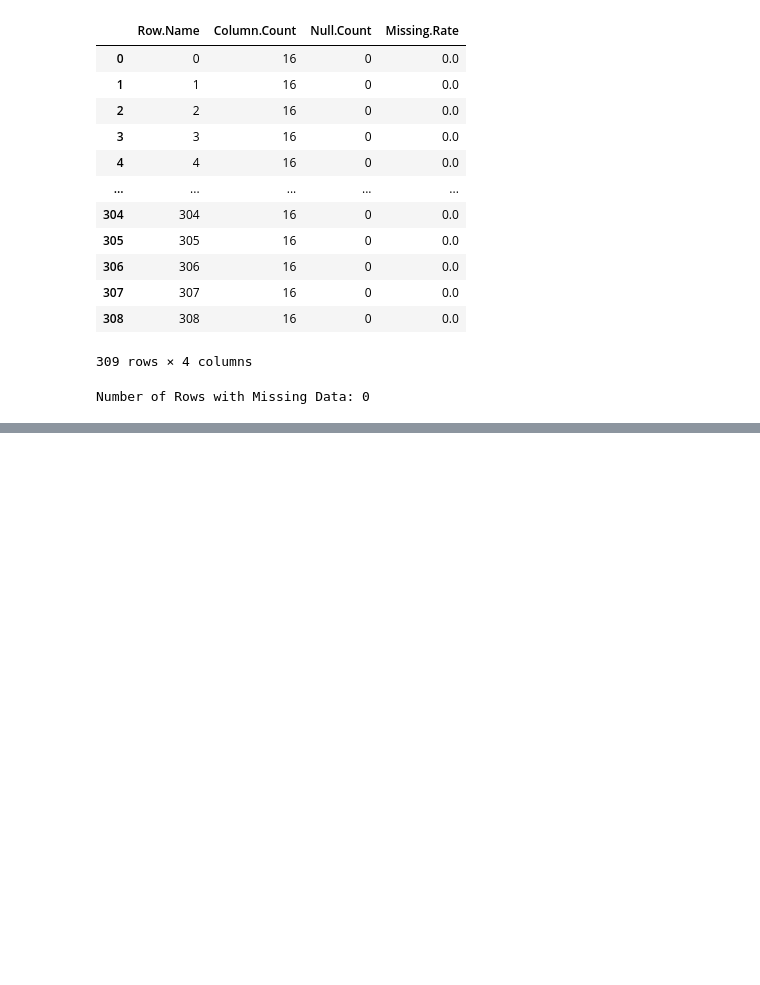
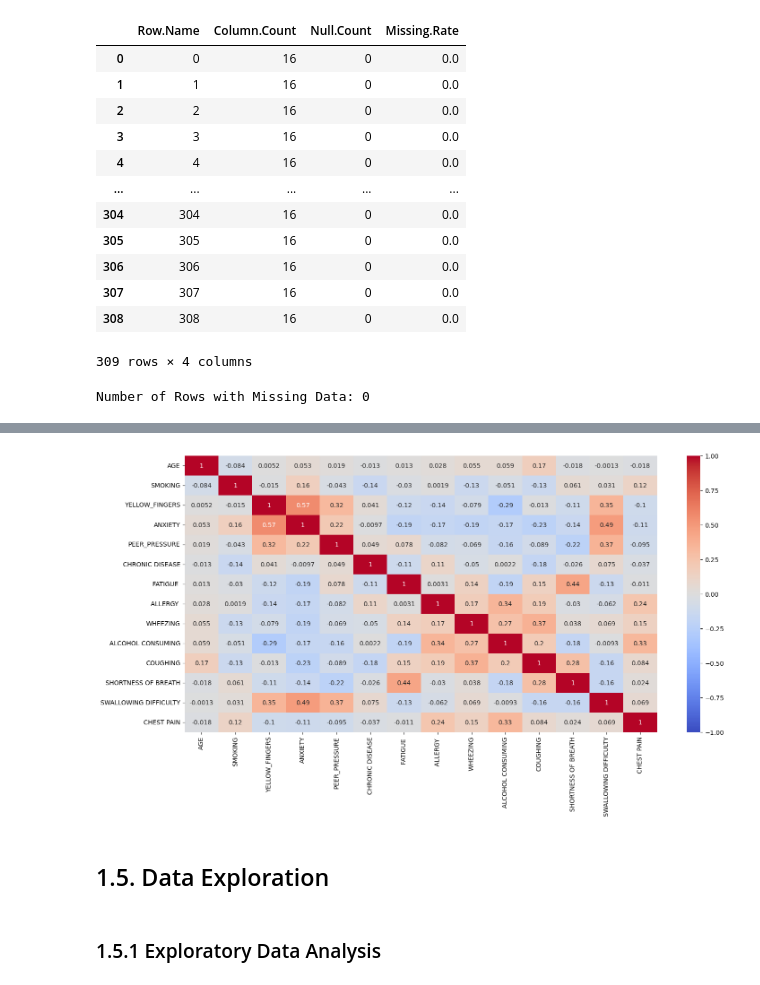
Before and after one commit to JohnPaulinePineda/Portfolio_Project_54, a Jupyter notebook: codes/EstimatingLungCancerProbabilitiesFromDemographicFactorsAndBehavioralIndicators.ipynb, the cells around one changed output, grey strips where cells are left out. Cells and saved outputs as stored; diff of their text form; code cells hidden in the pictures; blank space fills up the shorter version.

```diff
--- a/codes/EstimatingLungCancerProbabilitiesFromDemographicFactorsAndBehavioralIndicators.ipynb
+++ b/codes/EstimatingLungCancerProbabilitiesFromDemographicFactorsAndBehavioralIndicators.ipynb
@@ -359,0 +707,46 @@ Number of Rows with Missing Data: 0
+# %%
+##################################
+# Initializing the correlation matrix
+##################################
+lung_cancer_correlation_matrix = pd.DataFrame(np.zeros((len(lung_cancer_correlation.columns), len(lung_cancer_correlation.columns))),
+                                              columns=lung_cancer_correlation.columns,
+                                              index=lung_cancer_correlation.columns)
+# %%
+##################################
+# Calculating different types
+# of correlation coefficients
+# per variable type
+##################################
+for i in range(len(lung_cancer_correlation.columns)):
+    for j in range(i, len(lung_cancer_correlation.columns)):
+        if i == j:
+            lung_cancer_correlation_matrix.iloc[i, j] = 1.0
+        else:
+            if lung_cancer_correlation.dtypes[i] == 'int64' and lung_cancer_correlation.dtypes[j] == 'int64':
+                # Pearson correlation for two continuous variables
+                corr = lung_cancer_correlation.iloc[:, i].corr(lung_cancer_correlation.iloc[:, j])
+            elif lung_cancer_correlation.dtypes[i] == 'int64' or lung_cancer_correlation.dtypes[j] == 'int64':
+                # Point-biserial correlation for one continuous and one binary variable
+                continuous_var = lung_cancer_correlation.iloc[:, i] if lung_cancer_correlation.dtypes[i] == 'int64' else lung_cancer_correlation.iloc[:, j]
+                binary_var = lung_cancer_correlation.iloc[:, j] if lung_cancer_correlation.dtypes[j] == 'int64' else lung_cancer_correlation.iloc[:, i]
+                corr, _ = pointbiserialr(continuous_var, binary_var)
+            else:
+                # Phi coefficient for two binary variables
+                corr = lung_cancer_correlation.iloc[:, i].corr(lung_cancer_correlation.iloc[:, j])
+            lung_cancer_correlation_matrix.iloc[i, j] = corr
+            lung_cancer_correlation_matrix.iloc[j, i] = corr
+# %%
+##################################
+# Plotting the correlation matrix
+# for all pairwise combinations
+# of numeric and categorical columns
+##################################
+plt.figure(figsize=(17, 8))
+sns.heatmap(lung_cancer_correlation_matrix, annot=True, cmap='coolwarm', vmin=-1, vmax=1)
+plt.show()
+# %% [output]
+[figure, added]
+# %% [markdown]
+## 1.5. Data Exploration <a class="anchor" id="1.5"></a>
+# %% [markdown]
+### 1.5.1 Exploratory Data Analysis <a class="anchor" id="1.5.1"></a>
```
Also changed, not shown: parts of 87 cells of this notebook, 11 other files.
